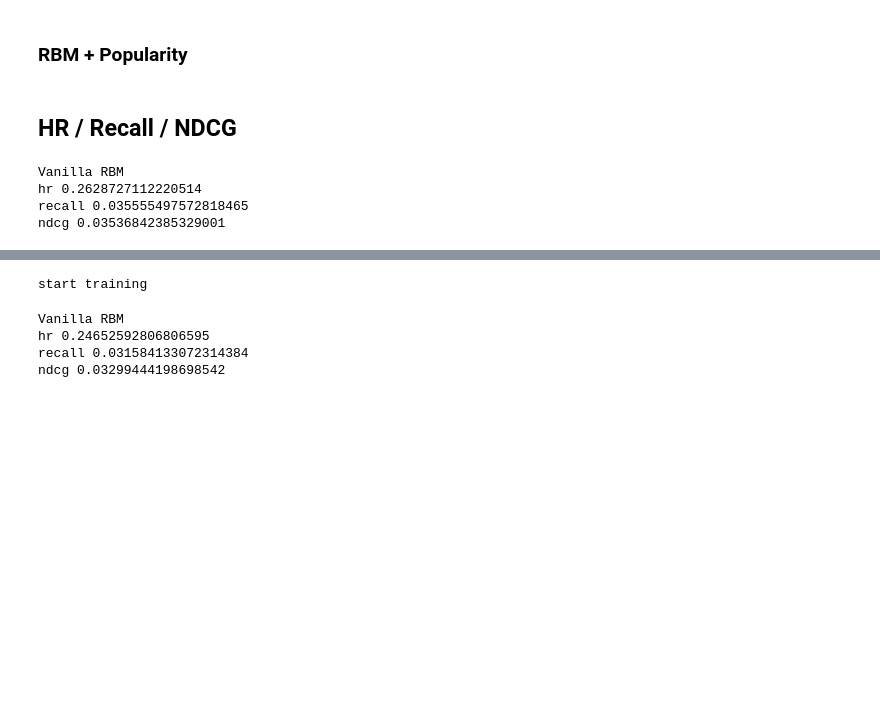
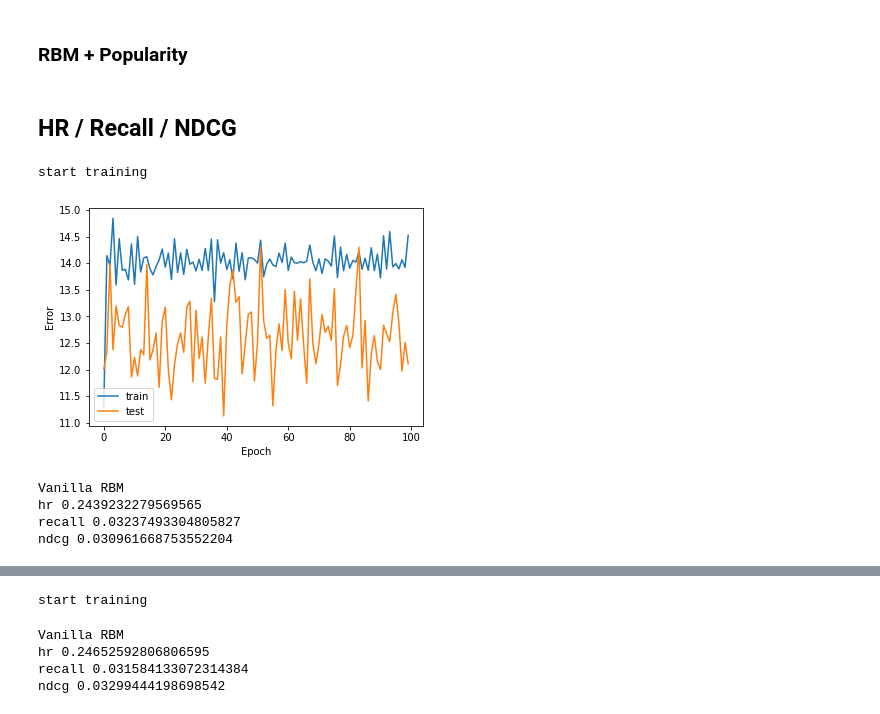
Before and after one commit to jdepreter/ai-project, a Jupyter notebook: rbm_notebook_inventory.ipynb, the cells around one changed output, grey strips where cells are left out. Drawn from its saved outputs; the diff is of its cells as text; code cells hidden in the pictures; blank space fills up the shorter version.

```diff
--- a/rbm_notebook_inventory.ipynb
+++ b/rbm_notebook_inventory.ipynb
@@ -162,9 +188,10 @@ Name: 100, dtype: object
 Create Sparse Matrix
 # %%
 #Create scipy csr matrix
+alpha = 50 # value from paper
 def get_sparse_matrix(df):
     shape = (df['user_id'].max() + 1, max(item_dict.values()) + 1)
-
+    global alpha
     user_ids = []
     item_ids = []
     values = []
@@ -175,7 +202,13 @@ def get_sparse_matrix(df):
         # recommended = row['recommended']
         user_ids.extend([user] * len(items))
         item_ids.extend(items)
-        values.extend([1 for _ in range(len(items))])
+        playtime = row["playtime_forever"]
+        playtime_max = max(playtime)
+        playtime_max = max(playtime_max, 1)
+        g = []
+        for i, item_id in enumerate(items):
+            g.append(1 + alpha * playtime[i] // playtime_max)
+        values.extend(g)
     # create csr matrix
     # values = np.ones(len(user_ids))
     matrix = scipy.sparse.csr_matrix((values, (user_ids, item_ids)), shape=shape, dtype=np.int32)
@@ -199,6 +246,7 @@ def score_model(rbm, batch_size, train_matrix, test_matrix):
     test_recon_error = 0  # RMSE reconstruction error initialized to 0 at the beginning of training
     s = 0  # a counter (float type)
     # for loop - go through every single user
+    global alpha
     for id_user in range(0, train_matrix.shape[0] - batch_size, batch_size):
         v = train_matrix[id_user:id_user + batch_size]  # training set inputs are used to activate neurons of my RBM
         vt = test_matrix[id_user:id_user + batch_size]  # target
@@ -216,13 +264,14 @@ def score_model(rbm, batch_size, train_matrix, test_matrix):
         if torch.cuda.is_available():
             v = v.cuda()
             vt = vt.cuda()
-        if len(vt[vt > -1]) > 0:
+        if len(vt[vt > 0]) > 0:
             _, h = rbm.sample_h(v)
             v, _ = rbm.sample_v(h)
+            v = v * (alpha + 1)
 
             # Update test RMSE reconstruction error
-            test_recon_error += torch.sqrt(torch.mean((vt[vt > -1] - v[vt > -1])**2)) * len(vt > -1)
-            s += len(vt > -1)
+            test_recon_error += torch.sqrt(torch.mean((vt[vt > 0] - v[vt > 0])**2)) * len(vt > 0)
+            s += len(vt > 0)
 
     return test_recon_error / s
 
@@ -294,16 +343,16 @@ def create_rbm(train_matrix, test_matrix, n_hidden, batch_size, epochs, rbm=None
 
                 # We don't want to learn when there is no rating by the user, and there is no update when rating = -1
                 # Remove indices from vk vector that are not in the v0 vector => get sparse tensor again
-                vk[v0 < 0] = v0[v0 < 0]
-
+                vk[v0 < 1] = v0[v0 < 1]
 
             phk, _ = rbm.sample_h(vk)
+            rbm.train_model(v0, vk, ph0, phk)
 
-            rbm.train_model(v0, vk, ph0, phk)
+            global alpha
             vk, _ = rbm.sample_v(hk)
-
-            train_recon_error += torch.sqrt(torch.mean((v0[v0 > -1] - vk[v0 > -1])**2)) * len(v0 > -1)
-            s += len(v0 > -1)
+            vk = vk * (alpha + 1)
+            train_recon_error += torch.sqrt(torch.mean((v0[v0 > 0] - vk[v0 > 0])**2)) * len(v0 > 0)
+            s += len(v0 > 0)
 
             # print((torch.mm(v0.t(), ph0) - torch.mm(vk.t(), phk)).t().shape)
             # print(torch.sum((-vk + v0), 0).shape)
@@ -324,7 +373,7 @@ def create_rbm(train_matrix, test_matrix, n_hidden, batch_size, epochs, rbm=None
     plt.ylabel('Error')
     plt.xlabel('Epoch')
     plt.legend()
-    plt.savefig(f'aussies-{n_hidden}-{batch_size}-{epochs}.jpg')
+    plt.savefig(f'aussies-inv-{n_hidden}-{batch_size}-{epochs}.jpg')
 
     return rbm
 
@@ -518,10 +567,15 @@ def evaluate_rbm(rbm):
     # print("hr", np.average(hr))
     # print("recall", np.average(r))
     # print("ndcg", np.average(ndcg))
+# %%
+rbm100 = create_rbm(train_matrix, test_matrix, 100, 10000, 100)
+# %% [output]
+start training
+[figure, added]
 # %%
-evaluate_rbm(rbm10)
+evaluate_rbm(rbm100)
 # %% [output]
 Vanilla RBM
-hr 0.2628727112220514
-recall 0.035555497572818465
-ndcg 0.03536842385329001
+hr 0.2439232279569565
+recall 0.03237493304805827
+ndcg 0.030961668753552204
```
Also changed, not shown: parts of 9 cells of this notebook.
